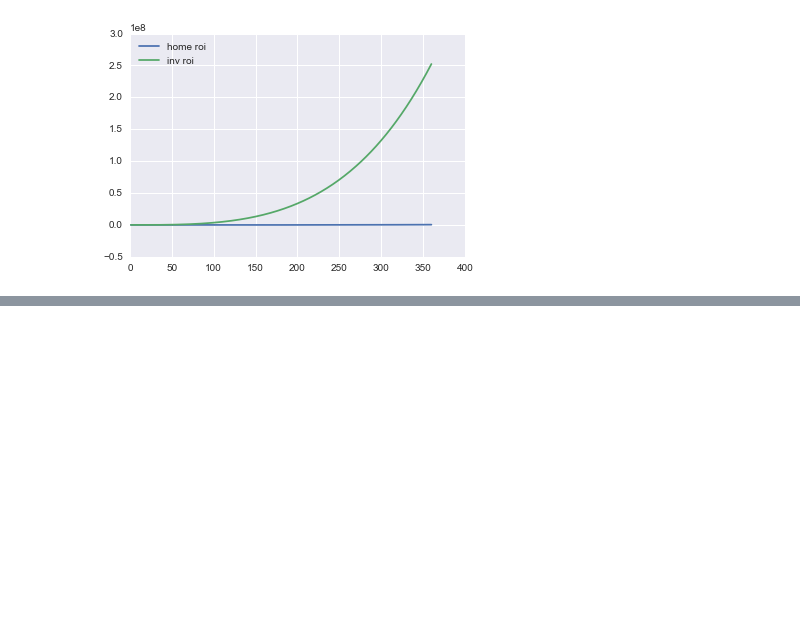
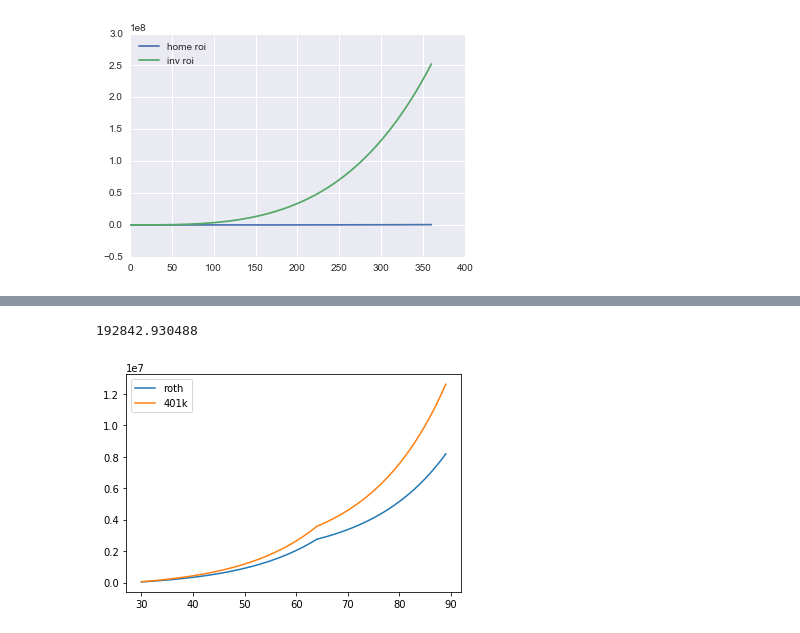
Before and after one commit to mikejaron1/Finance_recommendations, a Jupyter notebook: Finance_recommender.ipynb, the cells around one changed output, grey strips where cells are left out. Drawn from its saved outputs; the diff is of its cells as text; code cells hidden in the pictures; blank space fills up the shorter version.

```diff
--- a/Finance_recommender.ipynb
+++ b/Finance_recommender.ipynb
@@ -486,0 +577,22 @@ difference (have this much more if invest): $251,908,042.93
+# %%
+print roi_roth * .07
+roi_401k = earnings_401k[-1]
+for i in range(death - retire_age):
+
+    roi_roth = roi_roth - ret_total_income
+    roi_roth += roi_roth * return_rate
+    earnings_roth.append(roi_roth)
+
+    roi_401k = roi_401k - ret_total_income
+    roi_401k += roi_401k * return_rate
+    earnings_401k.append(roi_401k)
+
+ranges = range(current_age, current_age + (len(earnings_roth)))
+plt.plot(ranges, earnings_roth, '-', label="roth")
+plt.plot(ranges, earnings_401k, '-', label="401k")
+# plt.plot(ranges, earnings_401k_savings, '--', label="401k+save")
+plt.legend()
+plt.show()
+# %% [output]
+192842.930488
+[figure, added]
```
Also changed, not shown: parts of 21 cells of this notebook, 1 other file.
